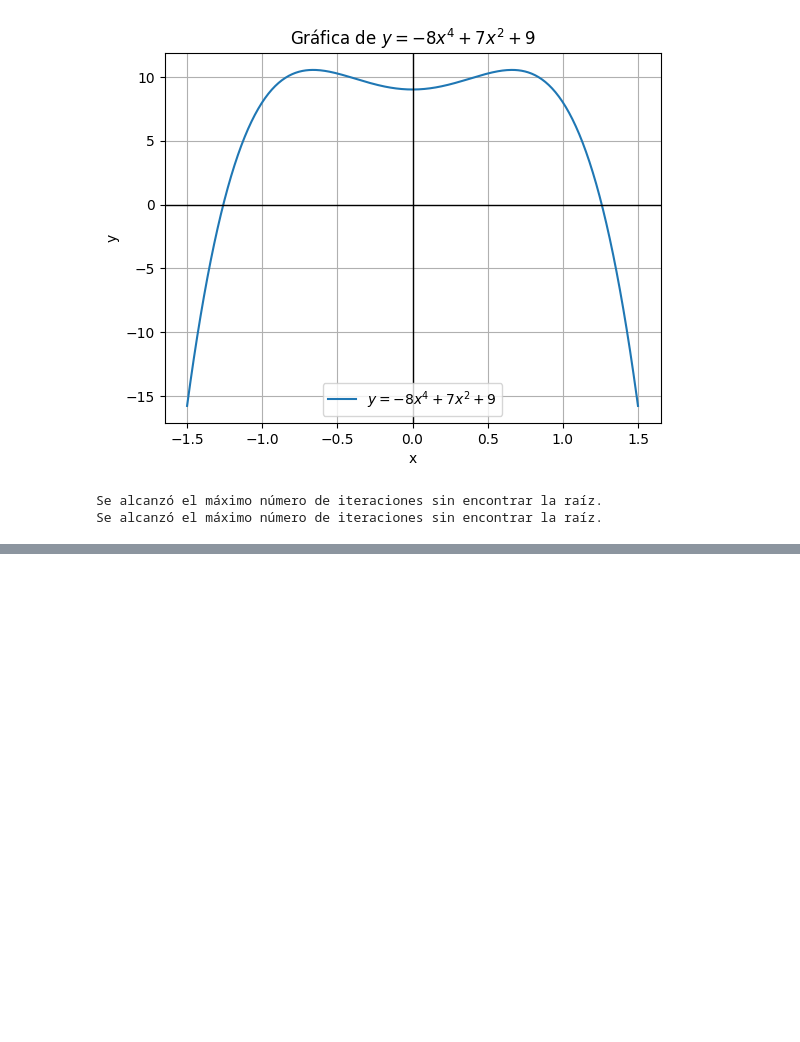
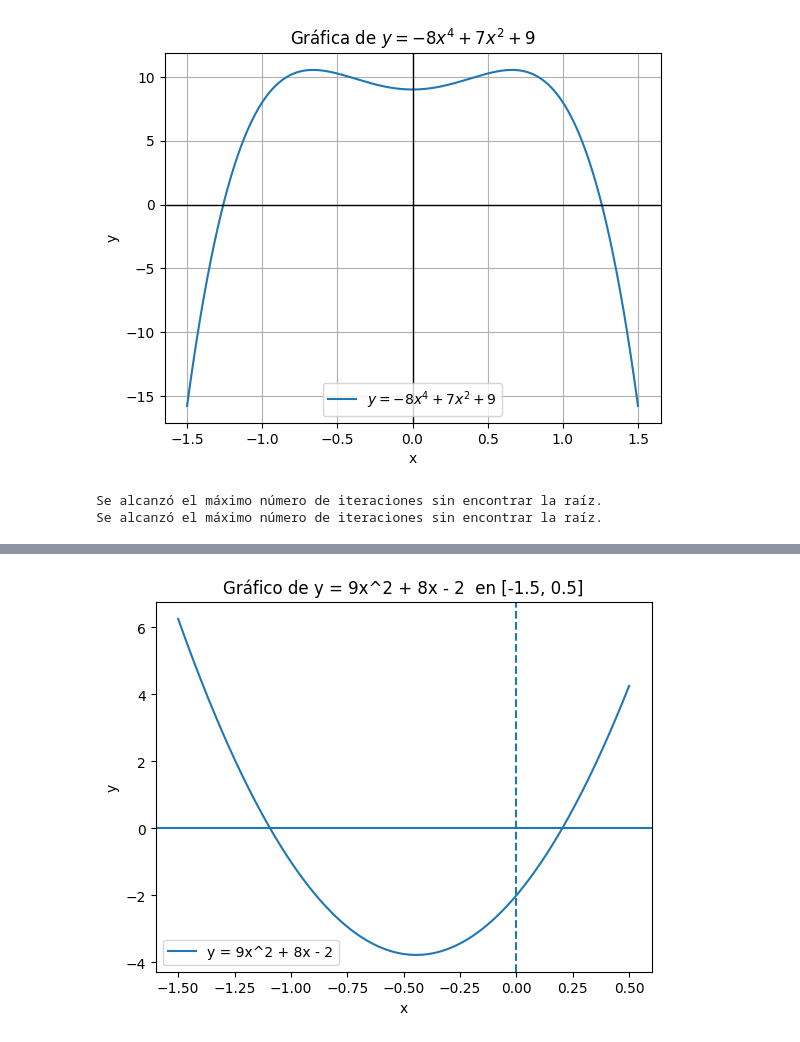
Before and after one commit to Anderson897lk/02deJulio, a Jupyter notebook: Autonomo1-8ejercicios.ipynb, the cells around one changed output, grey strips where cells are left out. Drawn from its saved outputs; the diff is of its cells as text; code cells hidden in the pictures; blank space fills up the shorter version.

```diff
--- a/Autonomo1-8ejercicios.ipynb
+++ b/Autonomo1-8ejercicios.ipynb
@@ -488,0 +529,88 @@ Se alcanzó el máximo número de iteraciones sin encontrar la raíz.
+# %%
+# =============================================
+# NEWTON–RAPHSON (todo en un solo archivo)
+# Problema (preguntas incluidas como comentarios):
+#
+# Newton-Raphson
+# 1.- Sea la función y = 9x^2 + 8x – 2:
+#   a) ¿Cuál es el programa para graficar la función y = 9x^2 + 8x – 2 en un rango de –1.5 ≤ x ≤ 0.5?
+#   b) ¿Cuál es la gráfica de la función y = 9x^2 + 8x – 2? A simple vista determinar algunos valores aproximados a la raíz x_{n-1}.
+#   c) ¿Cuál es el programa para encontrar la raíz de la función y = 9x^2 + 8x – 2, usando para ello el método de Newton-Raphson?
+#   d) ¿Cuál es la salida para un valor aproximado de la raíz x_{n-1} = –1.5?
+#   e) ¿Cuál es la salida para un valor aproximado de la raíz x_{n-1} = 0.5?
+# =============================================
+
+import numpy as np
+import matplotlib.pyplot as plt
+
+# ---------- Función y derivada ----------
+def f(x):      # y = 9x^2 + 8x - 2
+    return 9*x**2 + 8*x - 2
+
+def df(x):     # y' = 18x + 8
+    return 18*x + 8
+
+# ---------- (a) y (b) Gráfico en [-1.5, 0.5] ----------
+x_min, x_max = -1.5, 0.5
+xs = np.linspace(x_min, x_max, 400)
+ys = f(xs)
+
+plt.figure()
+plt.plot(xs, ys, label="y = 9x^2 + 8x - 2")
+plt.axhline(0)                 # eje x
+plt.axvline(0, linestyle="--") # eje y
+plt.title("Gráfico de y = 9x^2 + 8x - 2  en [-1.5, 0.5]")
+plt.xlabel("x"); plt.ylabel("y"); plt.legend()
+plt.show()
+
+# Estimación visual rápida (intervalos donde f cambia de signo)
+grid = np.linspace(x_min, x_max, 41)  # paso 0.05
+vals = f(grid)
+print("Posibles intervalos con cambio de signo (estimación visual):")
+for i in range(len(grid)-1):
+    if vals[i] == 0 or vals[i]*vals[i+1] < 0:
+        print(f"  entre x≈{grid[i]:.2f} y x≈{grid[i+1]:.2f}")
+
+# ---------- (c) Método de Newton-Raphson ----------
+def newton(x0, tol=1e-6, max_iter=50):
+    """
+    x_{n} = x_{n-1} - f(x_{n-1})/f'(x_{n-1})
+    Devuelve (raiz_aprox, historial) con historial = [(iter, x, f(x), error), ...]
+    """
+    history = []
+    for k in range(1, max_iter+1):
+        fx, dfx = f(x0), df(x0)
+        if dfx == 0:
+            history.append((k, x0, fx, None))
+            break
+        x1 = x0 - fx/dfx
+        err = abs(x1 - x0)
+        history.append((k, x1, f(x1), err))
+        if err < tol:
+            return x1, history
+        x0 = x1
+    return x0, history
+
+# ---------- (d) Newton con x0 = -1.5 ----------
+root_m15, hist_m15 = newton(-1.5)
+print("\n(c-d) Método de Newton con x0 = -1.5")
+for k, xk, fxk, err in hist_m15:
+    print(f"iter {k:2d}: x = {xk:.10f}, f(x) = {fxk:.3e}, error = {0 if err is None else err:.3e}")
+print(f"≈ raíz (x0=-1.5): {root_m15:.10f}")
+
+# ---------- (e) Newton con x0 = 0.5 ----------
+root_p05, hist_p05 = newton(0.5)
+print("\n(e) Método de Newton con x0 = 0.5")
+for k, xk, fxk, err in hist_p05:
+    print(f"iter {k:2d}: x = {xk:.10f}, f(x) = {fxk:.3e}, error = {0 if err is None else err:.3e}")
+print(f"≈ raíz (x0=0.5): {root_p05:.10f}")
+
+# ---------- Comprobación opcional (fórmula cuadrática) ----------
+a, b, c = 9, 8, -2
+disc = b*b - 4*a*c
+x1 = (-b + np.sqrt(disc))/(2*a)
+x2 = (-b - np.sqrt(disc))/(2*a)
+print("\nComprobación (fórmula cuadrática):")
+print(f"x1 = {x1:.10f}, x2 = {x2:.10f}")
+# %% [output]
+[figure, added]
```
Also changed, not shown: parts of 26 cells of this notebook.
